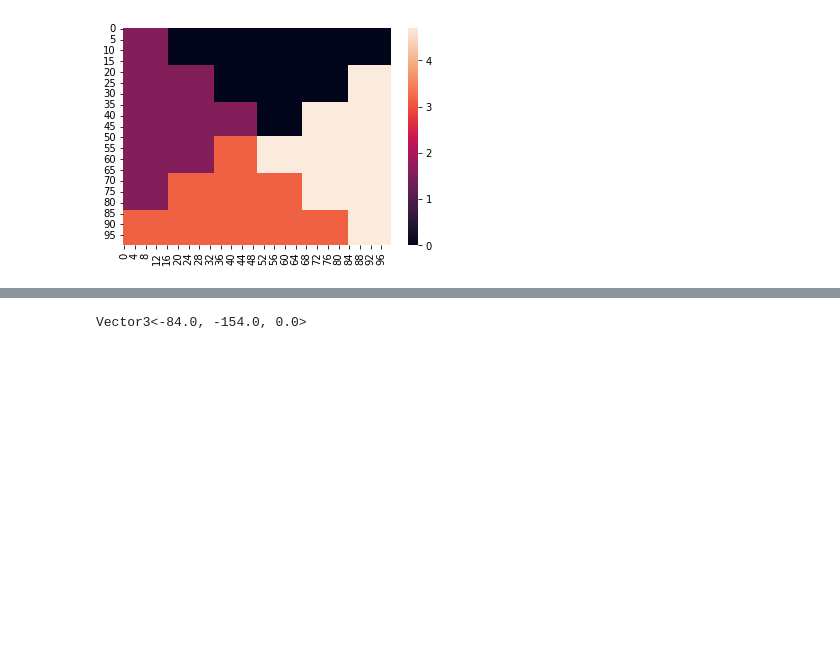
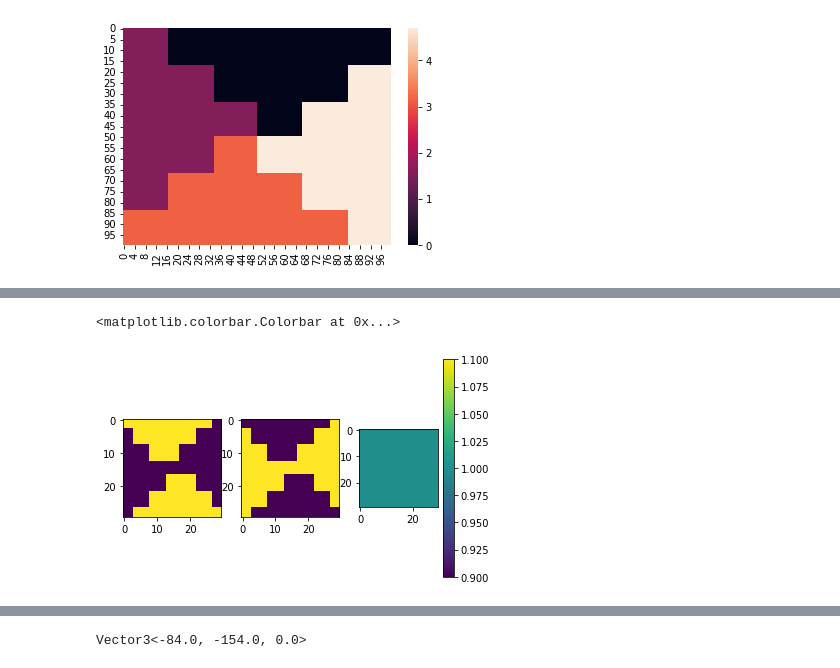
Before and after one commit to tornikeo/fe_vortex_optic_gates, a Jupyter notebook: simulation.ipynb, the cells around one changed output, grey strips where cells are left out. Drawn from its saved outputs; the diff is of its cells as text; code cells hidden in the pictures; blank space fills up the shorter version.

```diff
--- a/simulation.ipynb
+++ b/simulation.ipynb
@@ -114,0 +134,38 @@ sns.heatmap(xarr)
+# %%
+center = mp.Vector3(0,0,0)
+size = mp.Vector3(10,10,0)
+
+def eps_function(p):
+
+    dp = p - center
+    x,y = dp.x,dp.y
+    max_x, max_y = size.x/2,size.y/2
+    x,y = round_multiple(x,max_x/3),round_multiple(y,max_y/3),
+
+    angle = np.arctan2(y, x) + pi/2
+    angle = round_multiple(angle, pi/2)
+
+    eps_1 = 1 - k_0 * np.sin(angle) ** 2 # first eps (for Ex)
+    eps_3 = 1 - k_0 * np.cos(angle) ** 2 # middle eps (for Ey)
+    eps_4 = 1 # last eps (For Ez)
+    return mp.Medium(epsilon_diag=(eps_1, eps_3, eps_4))
+    # return mp.Medium(epsilon_diag=(2, 2, 2))
+
+res = 30
+xx,yy = np.meshgrid(
+    np.linspace(-5,5,res),
+    np.linspace(-5,5,res),
+)
+out = np.zeros((res,res,3))
+for i in range(res):
+    for j in range(res):
+        loc = mp.Vector3(xx[i,j],yy[i,j])
+        out[i,j,:] = np.array(eps_function(loc).epsilon_diag)
+
+for i in range(3):
+    plt.subplot(1,3,i + 1)
+    plt.imshow(out[...,i])
+plt.colorbar()
+# %% [output]
+<matplotlib.colorbar.Colorbar at 0x...>
+[figure, added]
```
Also changed, not shown: parts of 3 cells of this notebook.
